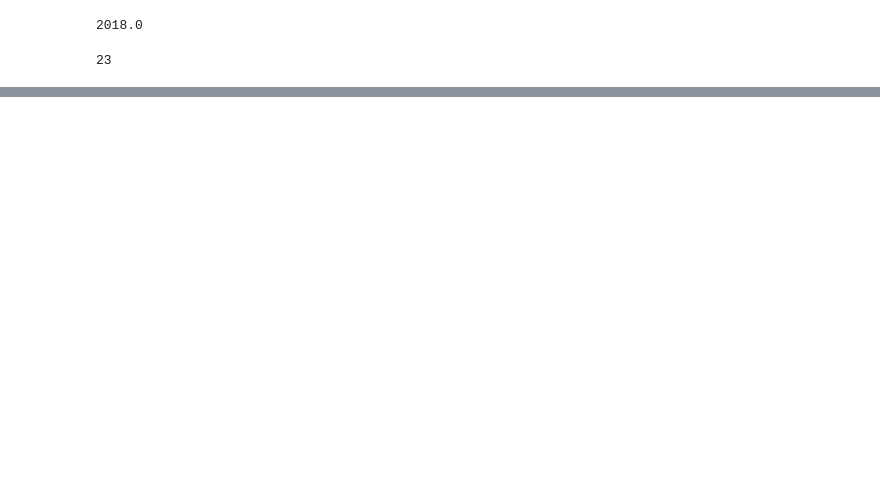
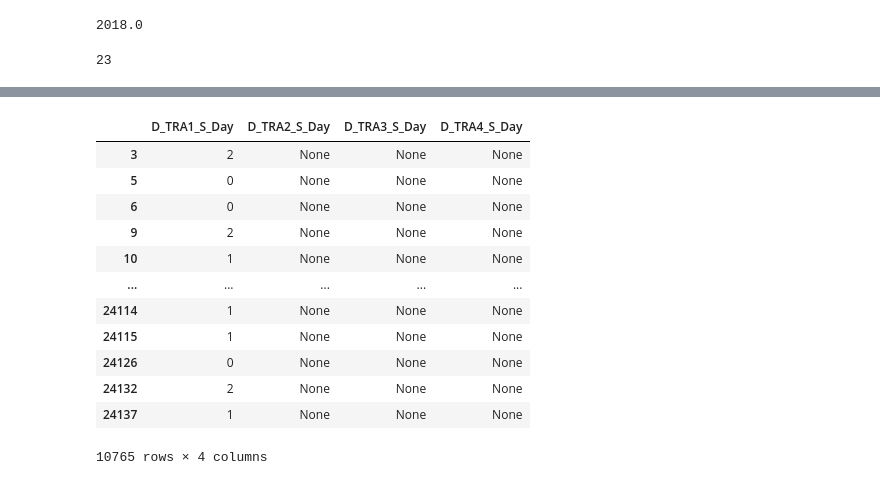
Before and after one commit to kwak-dong-su/data-crawling, a Jupyter notebook: ML_Project/2018 국민여행조사 전처리.ipynb, the cells around one changed output, grey strips where cells are left out. Drawn from its saved outputs; the diff is of its cells as text; code cells hidden in the pictures; blank space fills up the shorter version.

```diff
--- a/ML_Project/2018 국민여행조사 전처리.ipynb
+++ b/ML_Project/2018 국민여행조사 전처리.ipynb
@@ -367,0 +573,18 @@ end=str(df['D_TRA1_EYEAR'])+str(df['D_TRA1_EMONTH'])+str(df['D_TRA1_EDAY'])
+# %%
+df[['D_TRA1_S_Day','D_TRA2_S_Day','D_TRA3_S_Day','D_TRA4_S_Day']]=date_df[['D_TRA1_S_Day','D_TRA2_S_Day','D_TRA3_S_Day','D_TRA4_S_Day']]
+# %%
+df[['D_TRA1_S_Day','D_TRA2_S_Day','D_TRA3_S_Day','D_TRA4_S_Day']]
+# %% [output]
+|  | D_TRA1_S_Day | D_TRA2_S_Day | D_TRA3_S_Day | D_TRA4_S_Day |
+| 3 | 2 | None | None | None |
+| 5 | 0 | None | None | None |
+| 6 | 0 | None | None | None |
+| 9 | 2 | None | None | None |
+| 10 | 1 | None | None | None |
+| ... | ... | ... | ... | ... |
+| 24114 | 1 | None | None | None |
+| 24115 | 1 | None | None | None |
+| 24126 | 0 | None | None | None |
+| 24132 | 2 | None | None | None |
+| 24137 | 1 | None | None | None |
+10765 rows × 4 columns
```
Also changed, not shown: parts of 36 cells of this notebook, 6 other files.
